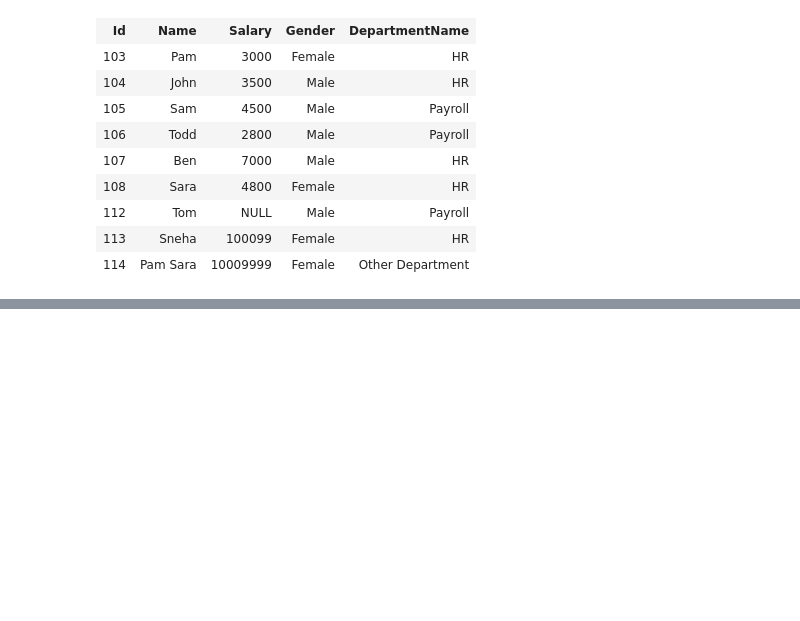
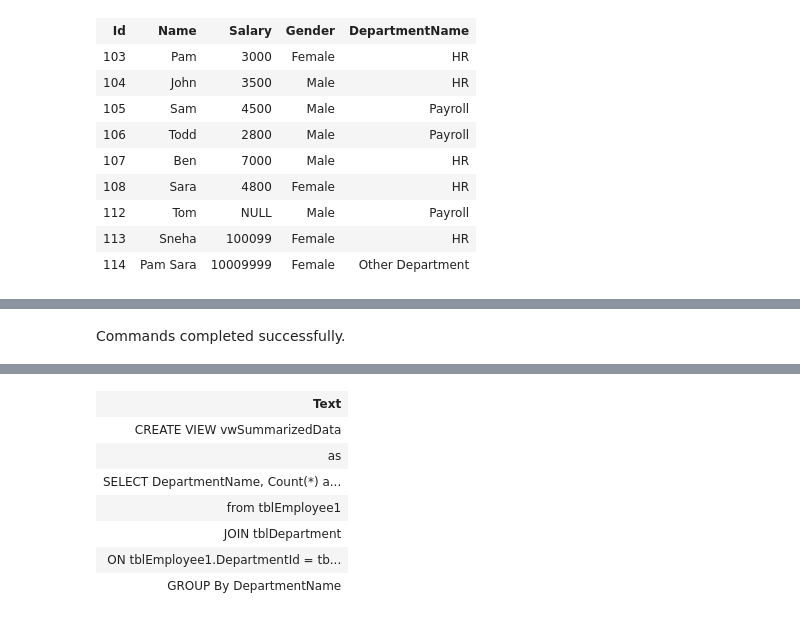
Before and after one commit to kanhaiya-bhayana-inc/Sql-server, a Jupyter notebook: Notebook 3 - Sql Server.ipynb, the cells around one changed output, grey strips where cells are left out. Saved outputs shown, nothing was run; the diff lists cells and outputs as text; code cells hidden in the pictures; blank space fills up the shorter version.

```diff
--- a/Notebook 3 - Sql Server.ipynb
+++ b/Notebook 3 - Sql Server.ipynb
@@ -386,0 +399,4 @@ Total execution time: 00:00:00.071
+# %%
+sp_helptext vwSummarizedData
+# %% [output]
+Commands completed successfully.
@@ -386,0 +404,8 @@ Total execution time: 00:00:00.071
+| Text |
+| CREATE VIEW vwSummarizedData |
+| as |
+| SELECT DepartmentName, Count(*) a... |
+| from tblEmployee1 |
+| JOIN tblDepartment |
+| ON tblEmployee1.DepartmentId = tb... |
+| GROUP By DepartmentName |
```
Also changed, not shown: parts of 27 cells of this notebook.
